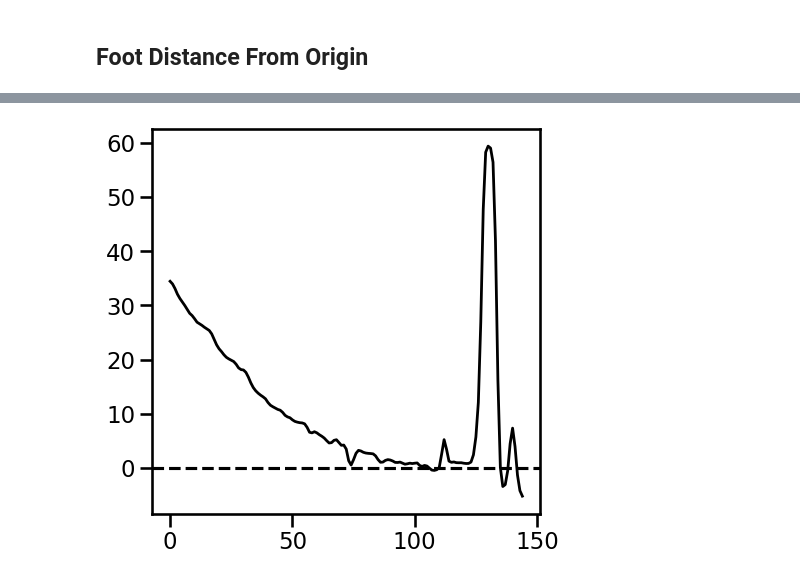
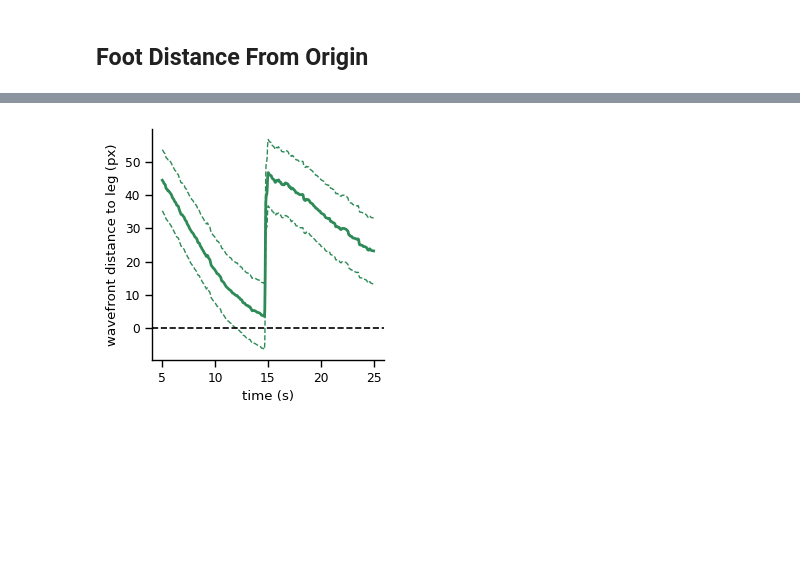
Before and after one commit to shivChitinous/bite-tracks, a Jupyter notebook: legAnalysis.ipynb, the cells around one changed output, grey strips where cells are left out. Drawn from its saved outputs; the diff is of its cells as text; code cells hidden in the pictures; blank space fills up the shorter version.

Commit message:
Figure making for NIH grant

```diff
--- a/legAnalysis.ipynb
+++ b/legAnalysis.ipynb
@@ -78,7 +136,25 @@ d_foot = np.sqrt(np.sum((legDf['tar1'].iloc[:,:2].values-legDf['Org'].iloc[:,:2]
 # %%
-plt.figure(figsize = (5,5))
-plt.plot(range(np.sum(mask)),sp.ndimage.gaussian_filter(d_foot[mask],1));
-plt.plot(range(np.sum(mask)),sp.ndimage.gaussian_filter(r[mask],1));
+plt.figure(figsize = (3,3))
+plt.plot(time[time_mask], sdFt[time_mask],'-',color='steelblue',linewidth=2.5,alpha=1);
+
+plt.plot(time[time_mask], sR[time_mask],'-',color='crimson',linewidth=2.5,alpha=1);
+plt.plot(time[time_mask], sdFt[time_mask]-s_sqrt_OCRLB[time_mask],'--',color='steelblue',linewidth=1,alpha=0.8);
+plt.plot(time[time_mask], sdFt[time_mask]+s_sqrt_OCRLB[time_mask],'--',color='steelblue',linewidth=1,alpha=0.8);
+plt.plot(time[time_mask], sR[time_mask]+s_sqrt_RCRLB[time_mask],'--',color='crimson',linewidth=1,alpha=0.8);
+plt.plot(time[time_mask], sR[time_mask]-s_sqrt_RCRLB[time_mask],'--',color='crimson',linewidth=1,alpha=0.8);
+
+for t in timepoints:
+    plt.axvline(t,color='k',linestyle='--',linewidth=1)
+
 plt.legend(['distance of leg from origin','wavefront radius'],loc='lower right',bbox_to_anchor = (1,1.1));
+plt.xlabel("time (s)")
+plt.ylabel("distance (px)")
+sns.despine()
+
+if rel_time:
+    trel = time[time_mask] - np.min(time[time_mask])
+    plt.xticks(time[time_mask][::int(len(trel)/5)],labels=["%.0f" % number
+            for number in np.round(trel[::int(len(trel)/5)])])
+
 plt.savefig(plot_folder+"leg-wavefront-crossing.pdf",bbox_inches = "tight")
 # %% [output]
@@ -86,9 +162,22 @@ plt.savefig(plot_folder+"leg-wavefront-crossing.pdf",bbox_inches = "tight")
+# %%
+dist_to_front = sdFt - sR
+# %%
+s_sqrt_DCRLB = np.sqrt(s_sqrt_RCRLB**2 + s_sqrt_OCRLB**2)
 # %%
-sns.set_context('talk')
-plt.figure(figsize = (5,5))
-dist_to_front = sp.ndimage.gaussian_filter(d_foot[mask]-r[mask],1)
-plt.plot(range(np.sum(mask)),dist_to_front,'k-',linewidth=2);
+plt.figure(figsize = (3,3))
+plt.plot(time[time_mask],dist_to_front[time_mask],'-',color='seagreen',linewidth=2);
+plt.plot(time[time_mask],dist_to_front[time_mask]-s_sqrt_DCRLB[time_mask],'--',color='seagreen',linewidth=1);
+plt.plot(time[time_mask],dist_to_front[time_mask]+s_sqrt_DCRLB[time_mask],'--',color='seagreen',linewidth=1);
 plt.axhline(0,linestyle='--',color='k');
+plt.xlabel("time (s)")
+plt.ylabel("wavefront distance to leg (px)")
+sns.despine()
+
+if rel_time:
+    trel = time[time_mask] - np.min(time[time_mask])
+    plt.xticks(time[time_mask][::int(len(trel)/5)],labels=["%.0f" % number
+            for number in np.round(trel[::int(len(trel)/5)])])
+
 plt.savefig(plot_folder+"leg-wavefront-distance.pdf",bbox_inches = "tight")
 # %% [output]
-[figure, old version]
+[figure, new version]
```
Also changed, not shown: parts of 42 cells of this notebook, 10 other files.
